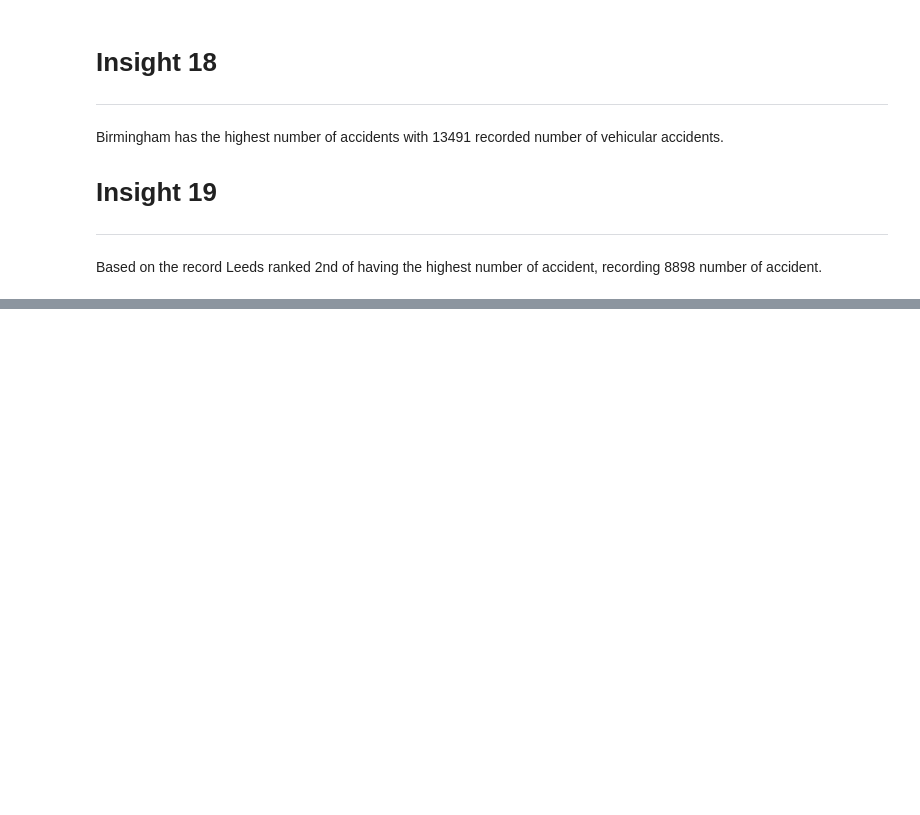
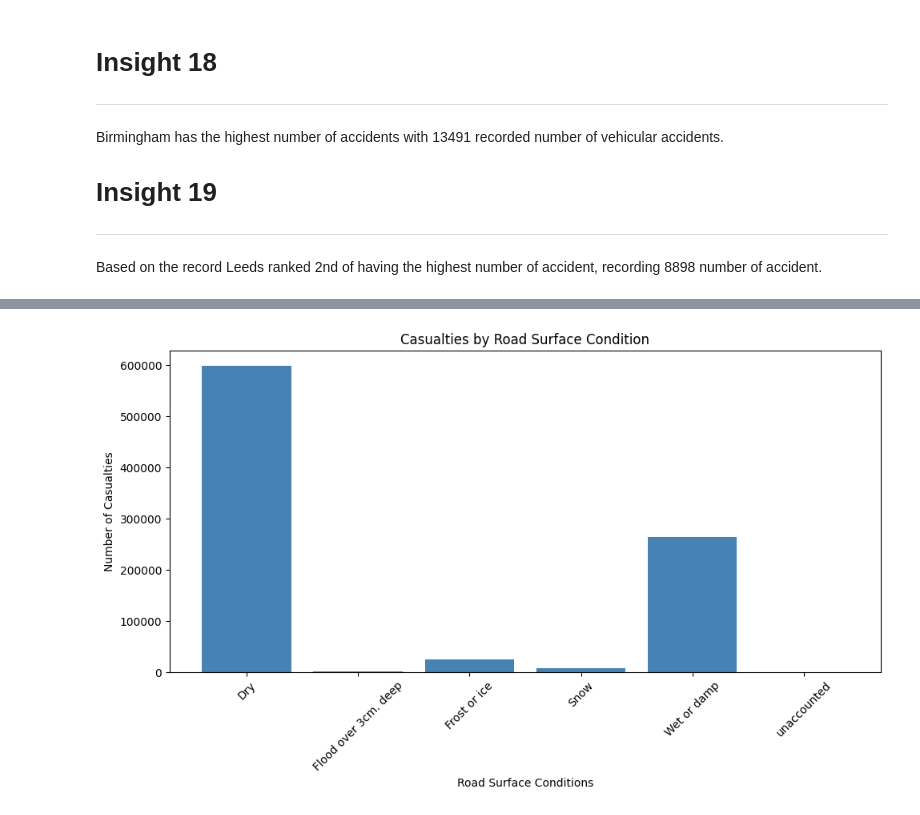
Before and after one commit to senseikim/ITELEC303, a Jupyter notebook: activity2.ipynb, the cells around one changed output, grey strips where cells are left out. Saved outputs shown, nothing was run; the diff lists cells and outputs as text; code cells hidden in the pictures; blank space fills up the shorter version.

```diff
--- a/activity2.ipynb
+++ b/activity2.ipynb
@@ -595,0 +623,16 @@ uk['District Area'].value_counts()
+# %%
+conditions = ['Dry', 'Flood over 3cm. deep', 'Frost or ice', 'Snow', 'Wet or damp', 'unaccounted']
+casualties = [597723, 1521, 24976, 8008, 263457, 883]
+
+plt.figure(figsize=(10, 6))  # Optional: makes the chart larger
+plt.bar(conditions, casualties, color='steelblue')
+
+plt.xlabel('Road Surface Conditions')
+plt.ylabel('Number of Casualties')
+plt.title('Casualties by Road Surface Condition')
+plt.xticks(rotation=45)
+
+plt.tight_layout()
+plt.show()
+# %% [output]
+[figure, added]
```
Also changed, not shown: parts of 38 cells of this notebook.
